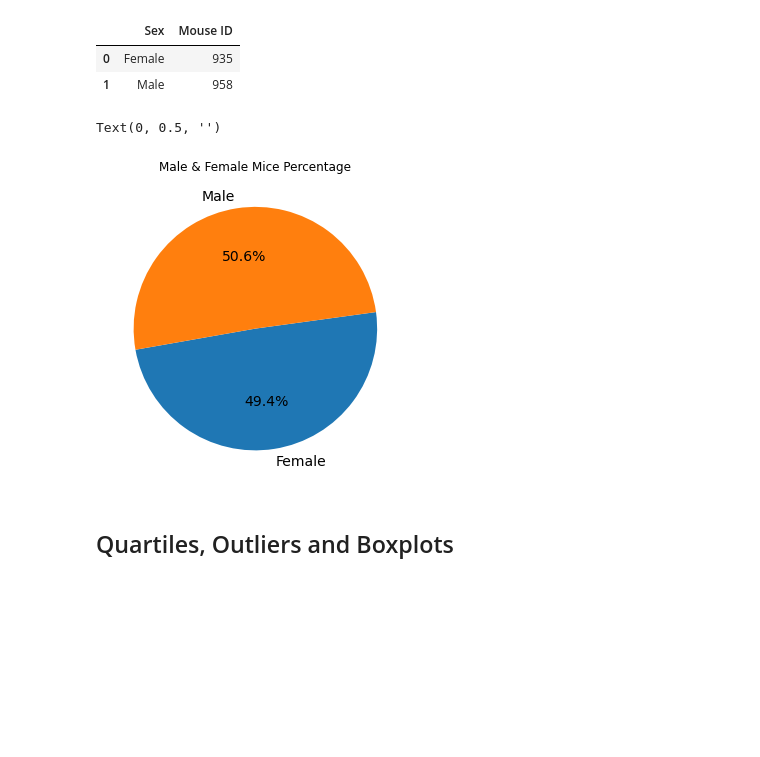
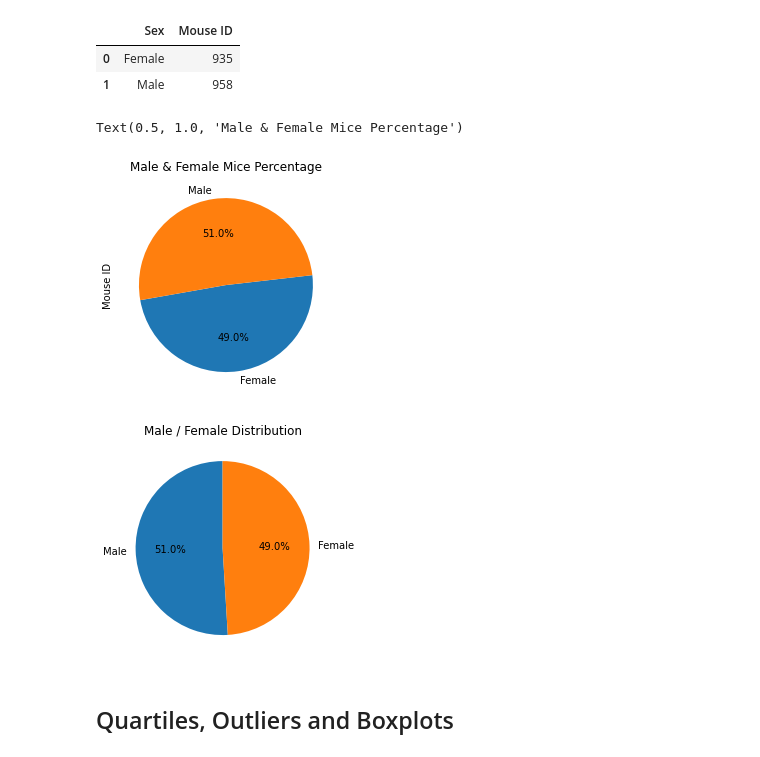
Before and after one commit to LiteshSamji/Matplotlib-Pymaceuticals, a Jupyter notebook: pymaceuticals_starter.ipynb, the cells around one changed output. Cells and saved outputs as stored; diff of their text form; code cells hidden in the pictures; blank space fills up the shorter version.

Commit message:
Line and scatter plots added

```diff
--- a/pymaceuticals_starter.ipynb
+++ b/pymaceuticals_starter.ipynb
@@ -130,6 +149,6 @@ plt.tight_layout()
 # %%
 # Generate a pie plot showing the distribution of female versus male mice using Pandas
-gender_df = pd.DataFrame(combined_df.groupby(["Sex"]).count()).reset_index()
+gender_df = pd.DataFrame(clean_df.groupby(["Sex"]).count()).reset_index()
 gender_df.head()
 # %% [output]
 |  | Sex | Mouse ID | Timepoint | Tumor Volume (mm3) | Metastatic Sites | Drug Regimen | Age_months | ... |
@@ -144,15 +163,13 @@ gender_df.head()
 | 0 | Female | 935 |
 | 1 | Male | 958 |
 # %%
-# Pie Plot
-plt.figure(figsize=(12,6))
+# Pie Plot using Pandas
+plt.figure(figsize=(9,4))
 ax1 = plt.subplot(121, aspect="equal")
 gender_df.plot(kind="pie", y = "Mouse ID", ax=ax1, autopct='%1.1f%%',
-              startangle=190,labels=gender_df["Sex"], legend = False, fontsize=14)
+              startangle=190,labels=gender_df["Sex"], legend = False, fontsize=10)
 
 plt.title("Male & Female Mice Percentage")
-plt.xlabel("")
-plt.ylabel("")
 # %% [output]
-Text(0, 0.5, '')
+Text(0.5, 1.0, 'Male & Female Mice Percentage')
-[figure, old version]
+[figure, new version]
@@ -161,3 +176,17 @@ Text(0, 0.5, '')
+# %%
+# Generate a pie plot showing the distribution of female versus male mice using pyplot
+
+# Male / Female count
+mf_data = clean_df['Sex'].value_counts()
+
+# Tell matplotlib to create a pie chart filled with corresponding percentages and displayed vertically
+plt.pie(mf_data, labels=mf_data.index.values, autopct="%2.1f%%", startangle=90)
+plt.title('Male / Female Distribution')
+
+# Display resulting plot
+plt.show()
+# %% [output]
+[figure, added]
 # %% [markdown]
 ## Quartiles, Outliers and Boxplots
 # %%
```
Also changed, not shown: parts of 11 cells of this notebook.
